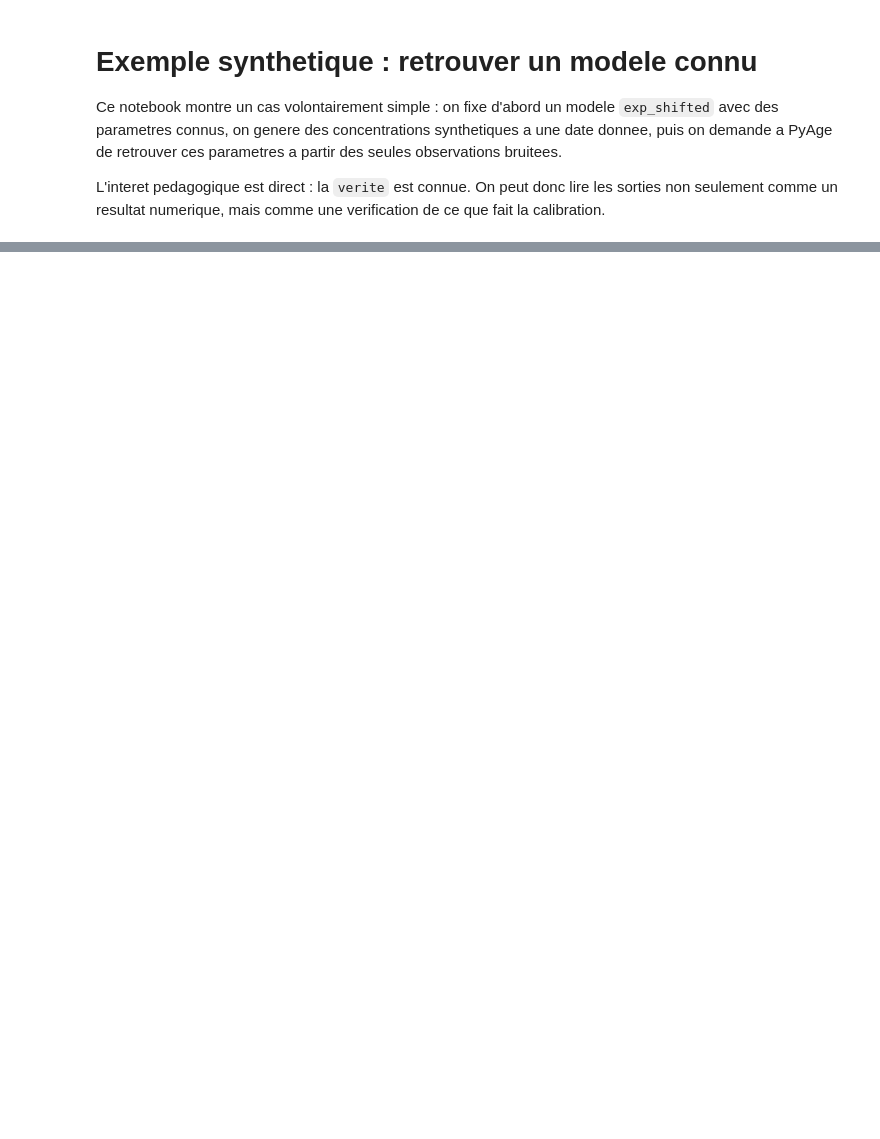
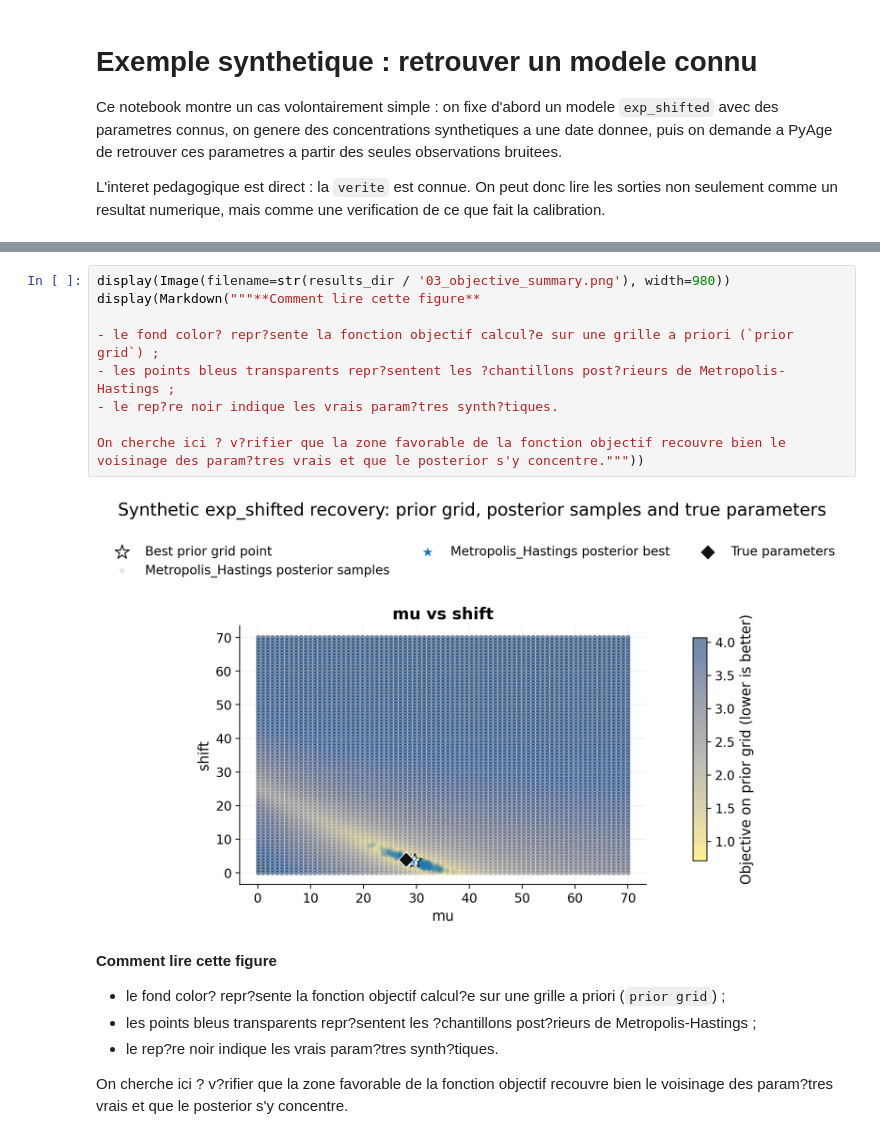
Before and after one commit to dreuzy/PyAges, a Jupyter notebook: examples/synthetic/lpm_recovery_single_date/exemple_lpm_recovery_single_date.ipynb, the cells around one changed output, grey strips where cells are left out. Saved outputs shown, nothing was run; the diff lists cells and outputs as text; blank space fills up the shorter version.

```diff
--- a/examples/synthetic/lpm_recovery_single_date/exemple_lpm_recovery_single_date.ipynb
+++ b/examples/synthetic/lpm_recovery_single_date/exemple_lpm_recovery_single_date.ipynb
@@ -147,0 +277,18 @@ if expert_mode:
+# %%
+display(Image(filename=str(results_dir / '03_objective_summary.png'), width=980))
+display(Markdown("""**Comment lire cette figure**
+
+- le fond color? repr?sente la fonction objectif calcul?e sur une grille a priori (`prior grid`) ;
+- les points bleus transparents repr?sentent les ?chantillons post?rieurs de Metropolis-Hastings ;
+- le rep?re noir indique les vrais param?tres synth?tiques.
+
+On cherche ici ? v?rifier que la zone favorable de la fonction objectif recouvre bien le voisinage des param?tres vrais et que le posterior s'y concentre."""))
+# %% [output]
+[figure, added]
+**Comment lire cette figure**
+
+- le fond color? repr?sente la fonction objectif calcul?e sur une grille a priori (`prior grid`) ;
+- les points bleus transparents repr?sentent les ?chantillons post?rieurs de Metropolis-Hastings ;
+- le rep?re noir indique les vrais param?tres synth?tiques.
+
+On cherche ici ? v?rifier que la zone favorable de la fonction objectif recouvre bien le voisinage des param?tres vrais et que le posterior s'y concentre.
```
Also changed, not shown: parts of 36 cells of this notebook, 9 other files.
